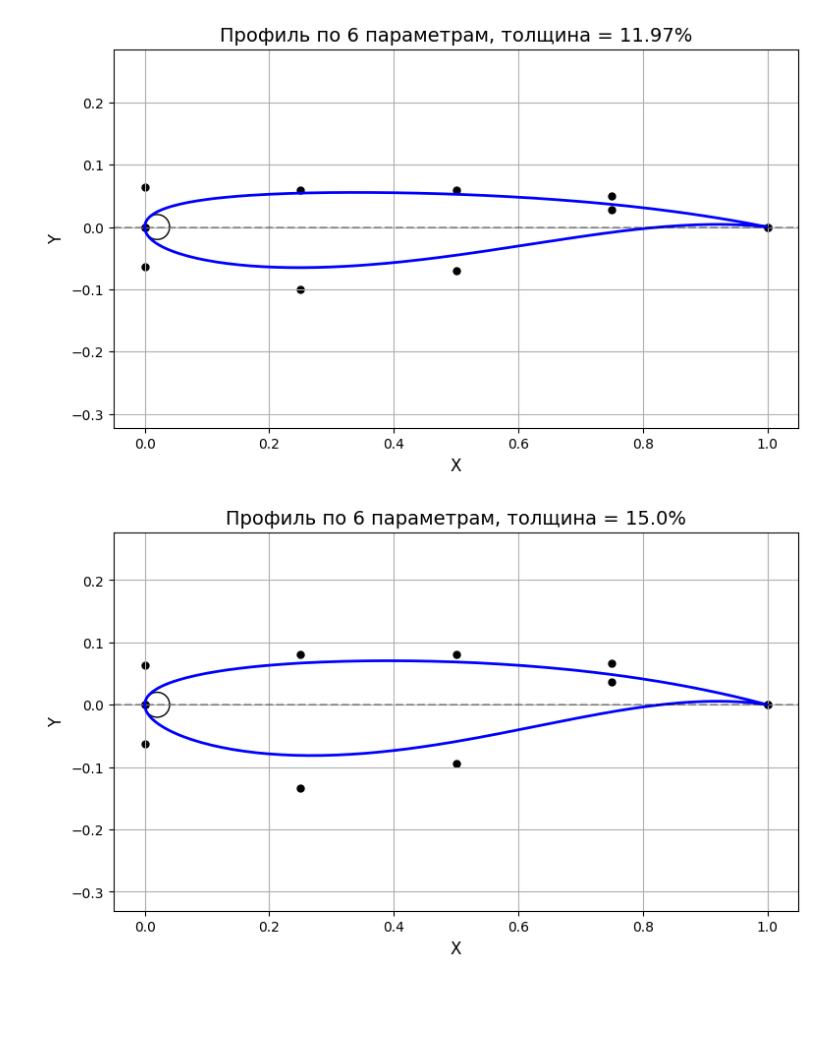
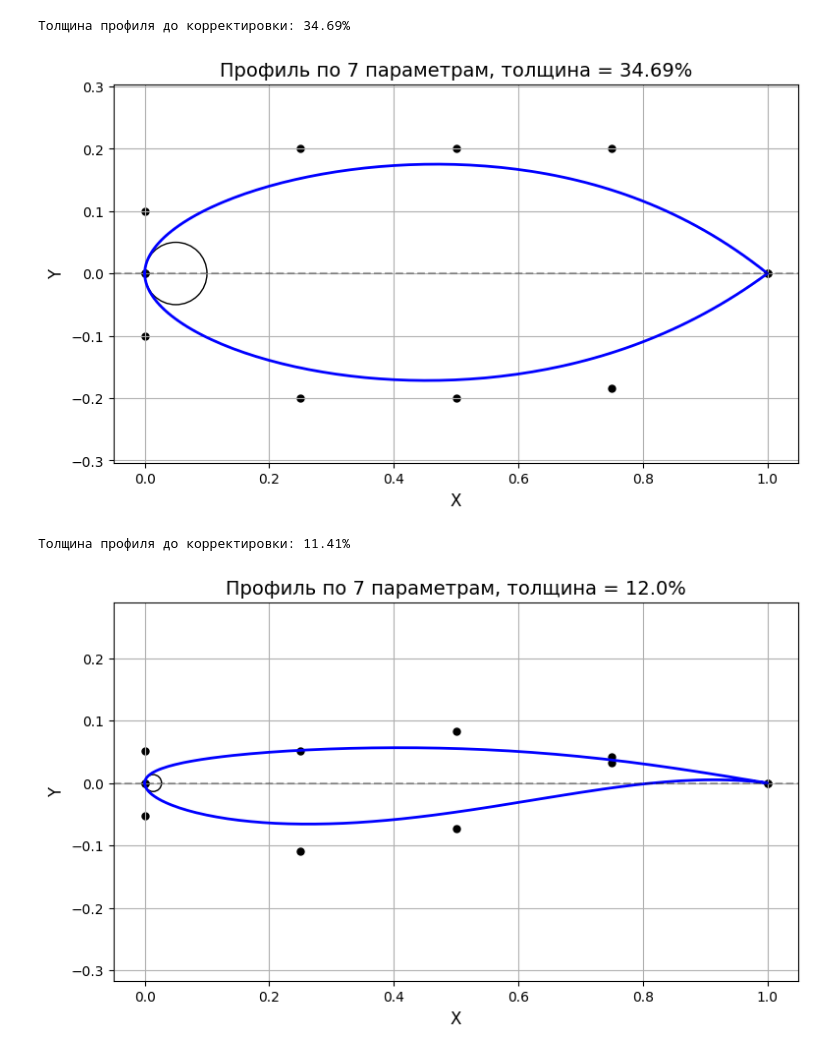
Before and after one commit to 737CMD/Diploma_bac, a Jupyter notebook: code/geometry_synt.ipynb, the cells around one changed output. Drawn from its saved outputs; the diff is of its cells as text; code cells hidden in the pictures; blank space fills up the shorter version.

```diff
--- a/code/geometry_synt.ipynb
+++ b/code/geometry_synt.ipynb
@@ -50,7 +50,7 @@ class airfoil_structured:
         y_coords = np.append(data[0][1], data[1][1][::-1])
         plt.figure(figsize=(9, 5))
         plt.plot(x_coords, y_coords, 'b-', linewidth=2)
-        plt.title(f"Профиль по {(self.N-3)*2} параметрам, толщина = {round(self.thick()[0], 2)}%", fontsize=14)
+        plt.title(f"Профиль по {(self.N-3)*2+1} параметрам, толщина = {round(self.thick()[0], 2)}%", fontsize=14)
         plt.xlabel("X", fontsize=12)
         plt.ylabel("Y", fontsize=12)
         plt.grid()
@@ -104,6 +104,7 @@ class airfoil_structured:
 
     def correct_thick(self, min_thick):
         thickness, pos = self.thick()
+        print(f"Толщина профиля до корректировки: {round(thickness, 2)}%")
         k = 0
         while thickness < min_thick:
             k += 1
@@ -121,14 +122,12 @@ class airfoil_structured:
         self.down_y_coords = self.downcurve.nodes[1]
         self.N = len(self.x_coords)
 # %%
-teta = np.deg2rad(5)
-caca0012 = airfoil_structured(0.02, [0.06, 0.06, 0.05], [-0.1, -0.07], teta, 0, min_thick=10)
+teta = np.deg2rad(75)
+caca0012 = airfoil_structured(0.05, [0.2, 0.2, 0.2], [-0.2, -0.2], teta, 0, min_thick=10)
 caca0012.plot(show_circle=True)
-caca0012.correct_thick(15)
-caca0012.plot(show_circle=True)
 # %% [output]
+Толщина профиля до корректировки: 34.69%
-[figure, old version]
+[figure, new version]
-[figure, removed]
 # %%
 def selig_to_icem(in_file, out_file, n_points=500):
     try:
@@ -147,2 +154,12 @@ def selig_to_icem(in_file, out_file, n_points=500):
 # %%
-selig_to_icem('ch14.dat', 'ch14_icem.txt', 500)
+min_thick = 12  #минимальная толщина профиля в процентах от хорды
+points = 3 #количество точек на верхней и нижней поверхностях профиля (без учета точек передней и задней кромок)
+dy_te = 0.0 #зазор в задней кромке
+teta = 2 #Угол задней кромки в  градусах
+teta = np.deg2rad(teta)
+params = [1.353e+00, 4.839e-01, 7.765e-01, 3.931e-01, -1.029e+00, -6.878e-01]
+caca0012 = create_airfoil_from_params(params, points, teta, dy_te, min_thick)
+caca0012.plot(show_circle=True)
+# %% [output]
+Толщина профиля до корректировки: 11.41%
+[figure, added]
```
Also changed, not shown: parts of 2 cells of this notebook, 38 other files.
